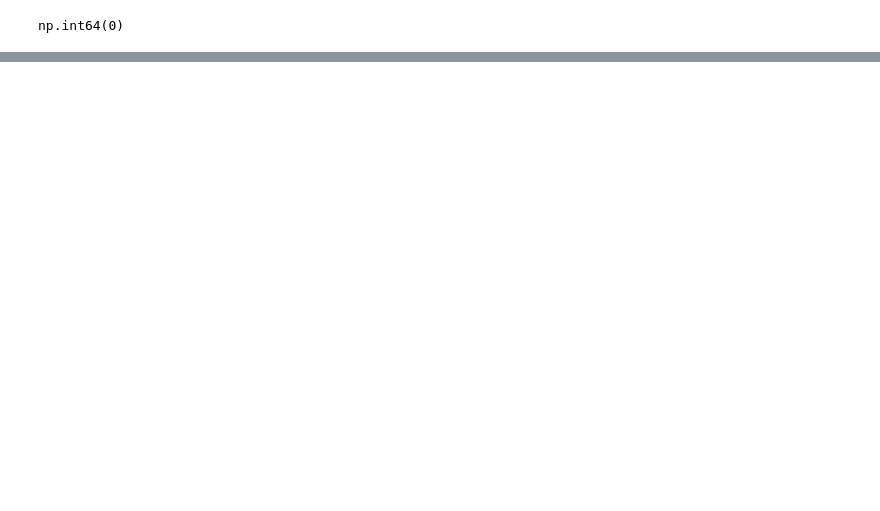
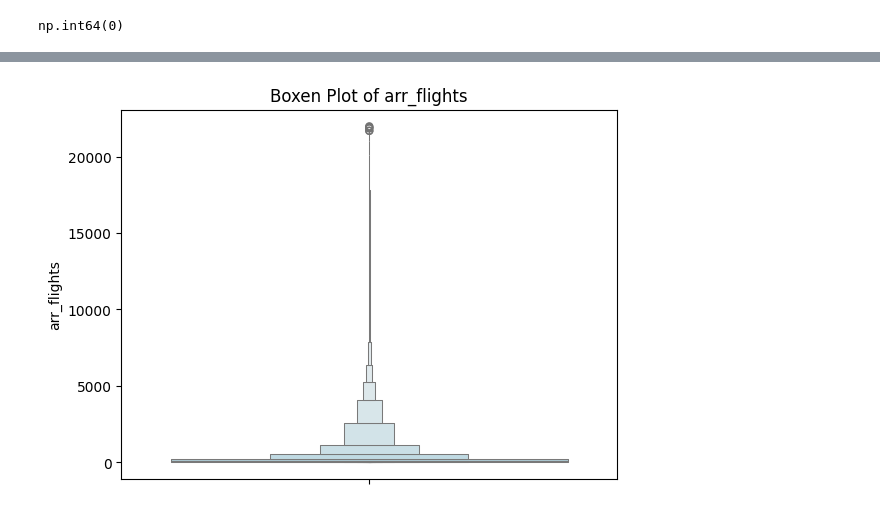
Before and after one commit to CresthaRaman/Flight-Delay, a Jupyter notebook: flight.ipynb, the cells around one changed output, grey strips where cells are left out. Cells and saved outputs as stored; diff of their text form; code cells hidden in the pictures; blank space fills up the shorter version.

```diff
--- a/flight.ipynb
+++ b/flight.ipynb
@@ -131,0 +122,6 @@ np.int64(0)
+# %%
+sns.boxenplot(y=df['arr_flights'], color='lightblue', showfliers=True)
+plt.title("Boxen Plot of arr_flights")
+plt.show()
+# %% [output]
+[figure, added]
```
Also changed, not shown: parts of 5 cells of this notebook.
